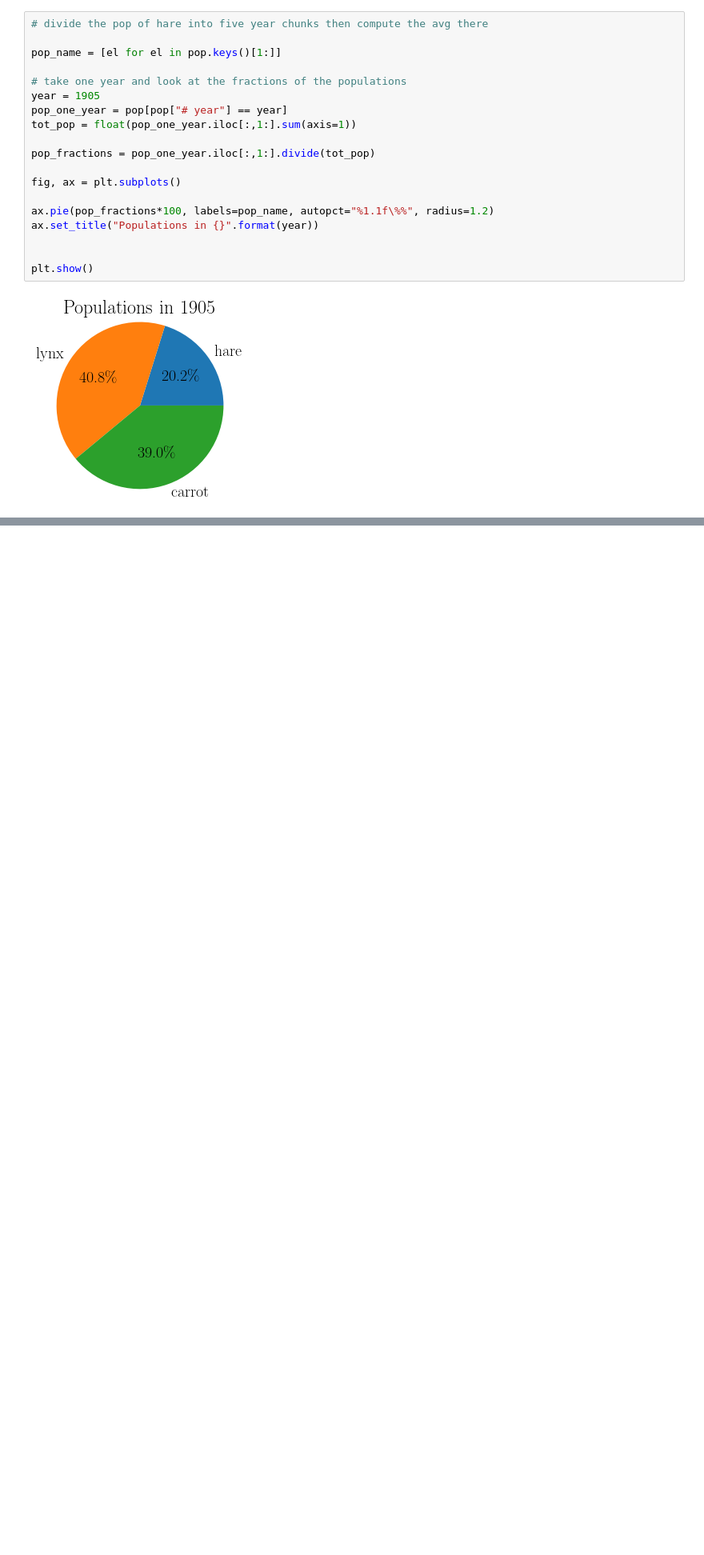
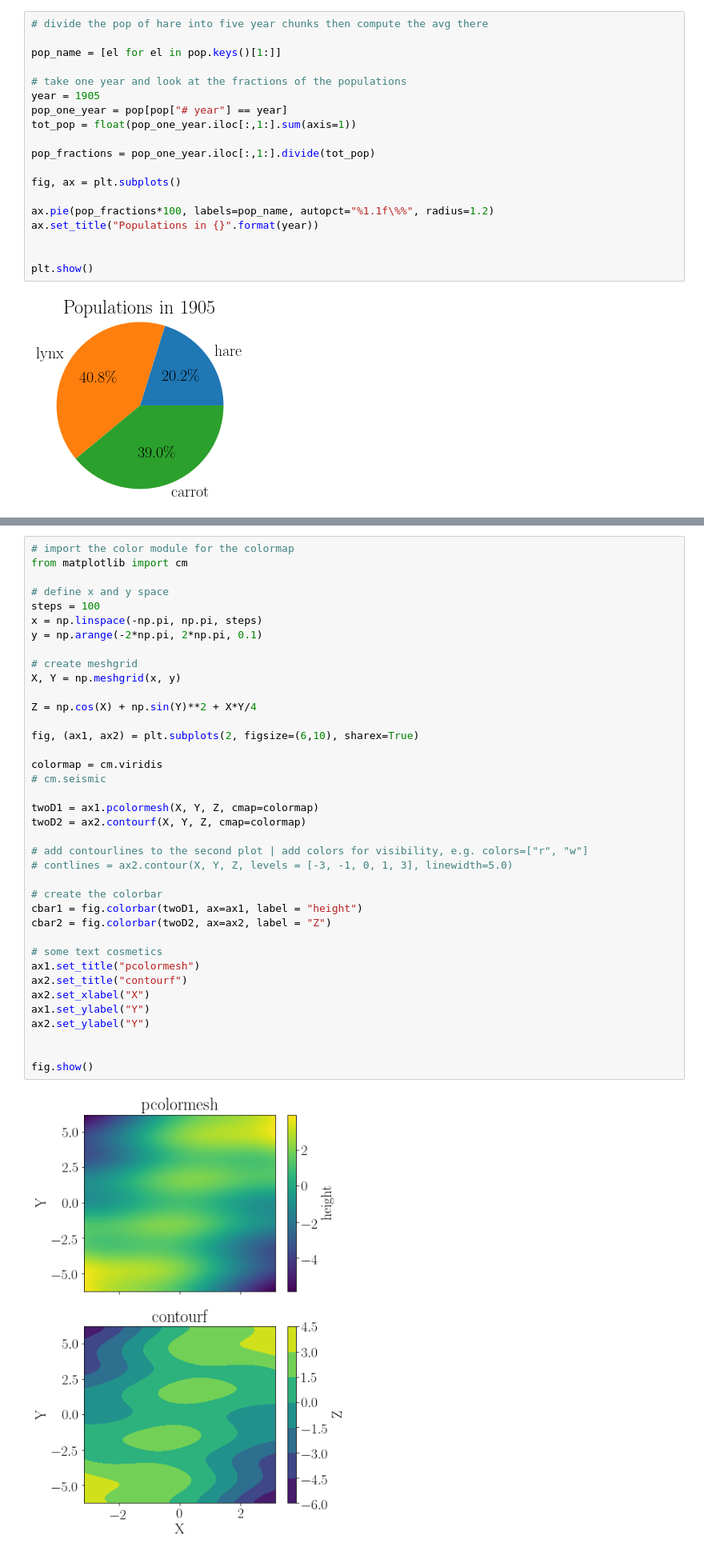
Before and after one commit to fcosi/python-data-plotting, a Jupyter notebook: Basics of Plotting.ipynb, the cells around one changed output, grey strips where cells are left out. Shown: that part at 80% size. Drawn from its saved outputs; the diff is of its cells as text; blank space fills up the shorter version.

Commit message:
done 2D plots, update readme

```diff
--- a/Basics of Plotting.ipynb
+++ b/Basics of Plotting.ipynb
@@ -269,3 +285,43 @@ plt.show()
+# %%
+# import the color module for the colormap
+from matplotlib import cm
+
+# define x and y space
+steps = 100
+x = np.linspace(-np.pi, np.pi, steps)
+y = np.arange(-2*np.pi, 2*np.pi, 0.1)
+
+# create meshgrid
+X, Y = np.meshgrid(x, y)
+
+Z = np.cos(X) + np.sin(Y)**2 + X*Y/4
+
+fig, (ax1, ax2) = plt.subplots(2, figsize=(6,10), sharex=True)
+
+colormap = cm.viridis
+# cm.seismic
+
+twoD1 = ax1.pcolormesh(X, Y, Z, cmap=colormap)
+twoD2 = ax2.contourf(X, Y, Z, cmap=colormap)
+
+# add contourlines to the second plot | add colors for visibility, e.g. colors=["r", "w"]
+# contlines = ax2.contour(X, Y, Z, levels = [-3, -1, 0, 1, 3], linewidth=5.0)
+
+# create the colorbar
+cbar1 = fig.colorbar(twoD1, ax=ax1, label = "height")
+cbar2 = fig.colorbar(twoD2, ax=ax2, label = "Z")
+
+# some text cosmetics
+ax1.set_title("pcolormesh")
+ax2.set_title("contourf")
+ax2.set_xlabel("X")
+ax1.set_ylabel("Y")
+ax2.set_ylabel("Y")
+
+
+fig.show()
+# %% [output]
+[figure, added]
 # %% [markdown]
 ## Assignements
 ***
```
Also changed, not shown: parts of 5 cells of this notebook, 2 other files.
